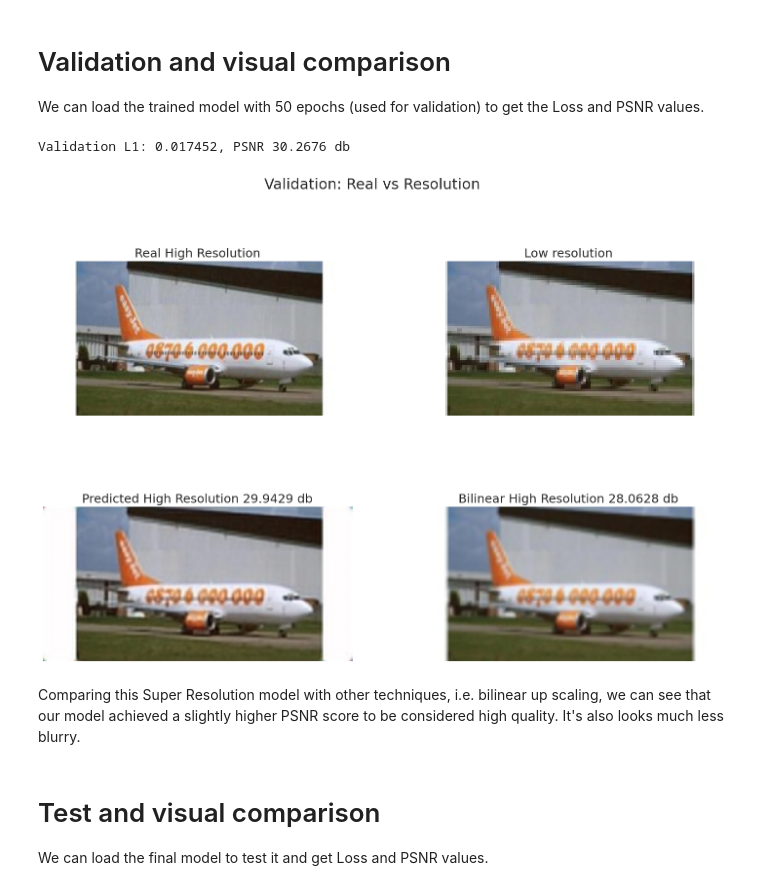
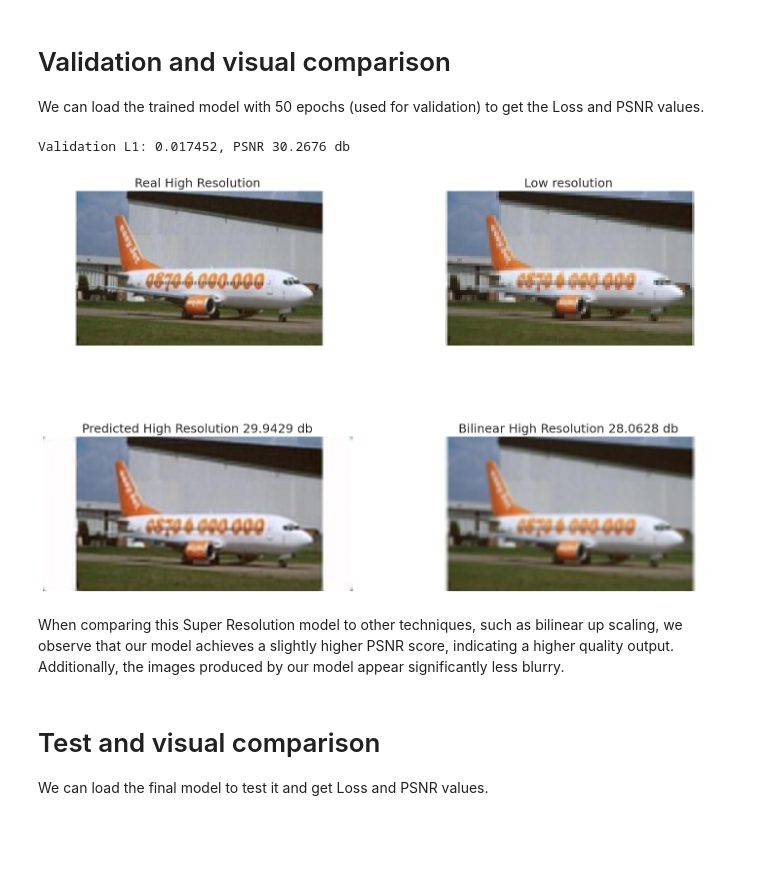
Before and after one commit to cMancio00/Super-Resolution, a Jupyter notebook: notebook.ipynb, the cells around one changed output. Saved outputs shown, nothing was run; the diff lists cells and outputs as text; code cells hidden in the pictures; blank space fills up the shorter version.

```diff
--- a/notebook.ipynb
+++ b/notebook.ipynb
@@ -202,37 +202,38 @@ with torch.no_grad():
 
 validation_psnr = peak_signal_noise_ratio(predicted_high_res, high_res_validation)
 
 bilinear = nn.Upsample(scale_factor=2,mode="bilinear")
 bilinear_image = bilinear(low_res_validation)
 bilinear_psnr = peak_signal_noise_ratio(bilinear_image, high_res_validation)
 predicted_image = torch.clamp(predicted_high_res[0], 0, 1).permute(1, 2, 0).cpu().numpy()
 _, ax = plt.subplots(2, 2, figsize=(18, 12))
-plt.suptitle("Validation: Real vs Resolution")
 
 ax[0,0].imshow(high_res_validation[0].permute(1, 2, 0).cpu())
 ax[0,0].set_title("Real High Resolution")
 ax[0,0].axis('off')
 
 ax[0,1].imshow(low_res_validation[0].permute(1, 2, 0).cpu())
 ax[0,1].set_title(f"Low resolution")
 ax[0,1].axis('off')
 
 ax[1,0].imshow(predicted_image)
 ax[1,0].set_title(f"Predicted High Resolution {validation_psnr:.4f} db")
 ax[1,0].axis('off')
 
 ax[1,1].imshow(bilinear_image[0].permute(1, 2, 0).cpu())
 ax[1,1].set_title(f"Bilinear High Resolution {bilinear_psnr:.4f} db")
 ax[1,1].axis('off')
 
 os.makedirs("output", exist_ok=True)
 plt.savefig("output/validation_prediction_comparison.jpg")
 plt.show()
 # %% [output]
 Validation L1: 0.017452, PSNR 30.2676 db
-[figure, old version]
+[figure, new version]
 # %% [markdown]
-Comparing this Super Resolution model with other techniques, i.e. bilinear up scaling, we can see that our model achieved a slightly higher PSNR score to be considered high quality. It's also looks much less blurry.
+When comparing this Super Resolution model to other techniques, such as bilinear up scaling,
+we observe that our model achieves a slightly higher PSNR score, indicating a higher quality output. Additionally,
+the images produced by our model appear significantly less blurry.
 # %% [markdown]
 # Test and visual comparison
 
```
Also changed, not shown: parts of 4 cells of this notebook, 19 other files.
